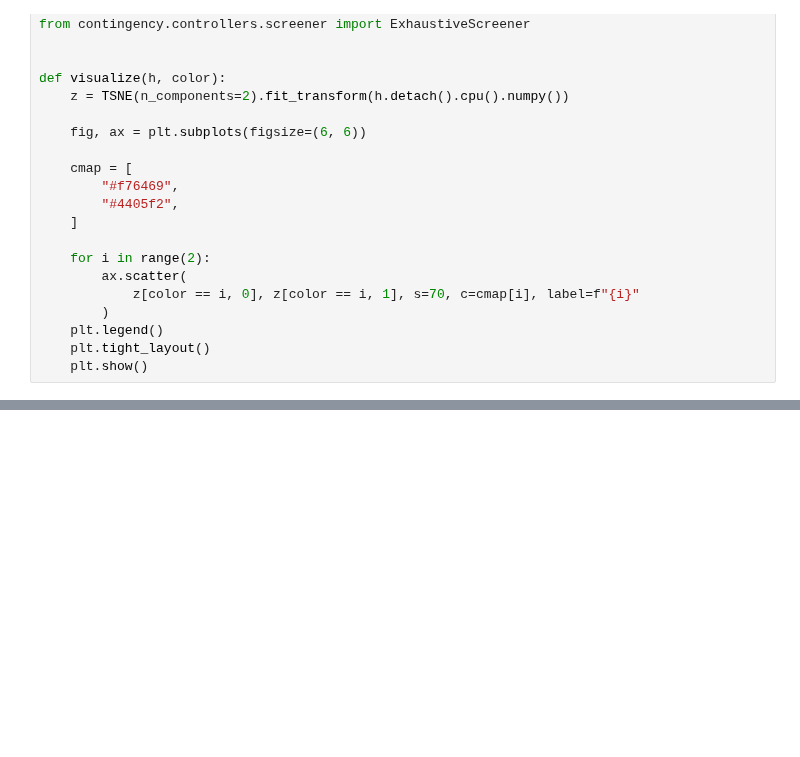
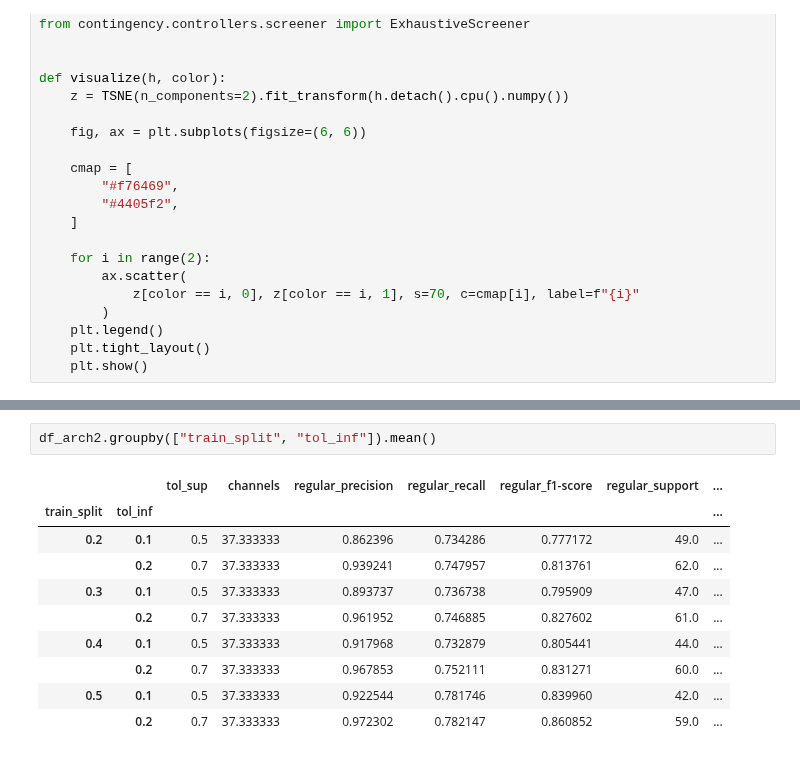
Before and after one commit to rjmalves/gnn-contingency-analysis, a Jupyter notebook: testes.ipynb, the cells around one changed output, grey strips where cells are left out. Cells and saved outputs as stored; diff of their text form; blank space fills up the shorter version.

```diff
--- a/testes.ipynb
+++ b/testes.ipynb
@@ -85,0 +50,13 @@ plt.show()
+# %%
+df_arch2.groupby(["train_split", "tol_inf"]).mean()
+# %% [output]
+|  |  | tol_sup | channels | regular_precision | regular_recall | regular_f1-score | regular_support | ... |
+| train_split | tol_inf |  |  |  |  |  |  | ... |
+| 0.2 | 0.1 | 0.5 | 37.333333 | 0.862396 | 0.734286 | 0.777172 | 49.0 | ... |
+|  | 0.2 | 0.7 | 37.333333 | 0.939241 | 0.747957 | 0.813761 | 62.0 | ... |
+| 0.3 | 0.1 | 0.5 | 37.333333 | 0.893737 | 0.736738 | 0.795909 | 47.0 | ... |
+|  | 0.2 | 0.7 | 37.333333 | 0.961952 | 0.746885 | 0.827602 | 61.0 | ... |
+| 0.4 | 0.1 | 0.5 | 37.333333 | 0.917968 | 0.732879 | 0.805441 | 44.0 | ... |
+|  | 0.2 | 0.7 | 37.333333 | 0.967853 | 0.752111 | 0.831271 | 60.0 | ... |
+| 0.5 | 0.1 | 0.5 | 37.333333 | 0.922544 | 0.781746 | 0.839960 | 42.0 | ... |
+|  | 0.2 | 0.7 | 37.333333 | 0.972302 | 0.782147 | 0.860852 | 59.0 | ... |
```
Also changed, not shown: parts of 8 cells of this notebook, 17 other files.
